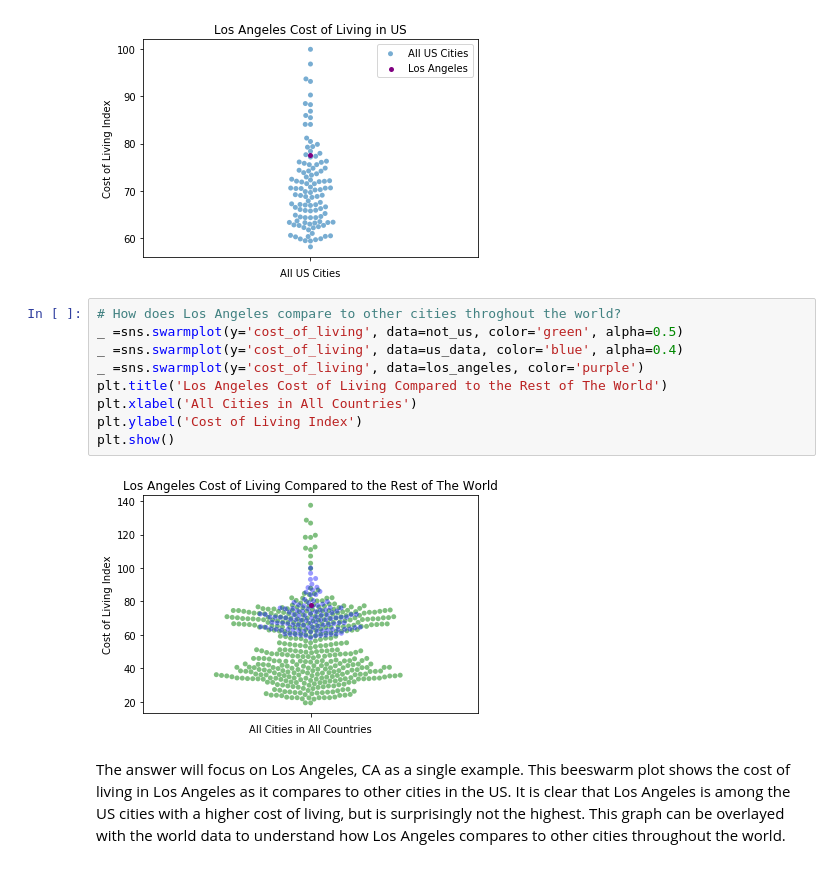
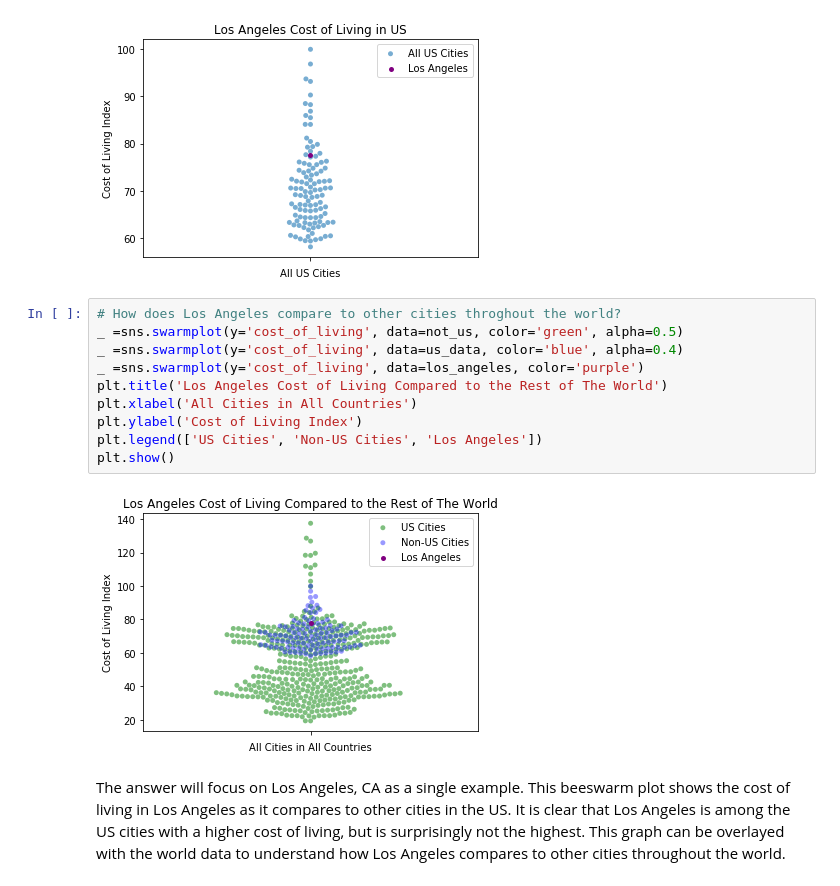
Before and after one commit to AHalarewicz/StudentLoanData, a Jupyter notebook: eda.ipynb, the cells around one changed output. Cells and saved outputs as stored; diff of their text form.

Commit message:
legend created for cost of living plot

```diff
--- a/eda.ipynb
+++ b/eda.ipynb
@@ -190,14 +190,15 @@ plt.show()
 # %%
 # How does Los Angeles compare to other cities throghout the world?
 _ =sns.swarmplot(y='cost_of_living', data=not_us, color='green', alpha=0.5)
 _ =sns.swarmplot(y='cost_of_living', data=us_data, color='blue', alpha=0.4)
 _ =sns.swarmplot(y='cost_of_living', data=los_angeles, color='purple')
 plt.title('Los Angeles Cost of Living Compared to the Rest of The World')
 plt.xlabel('All Cities in All Countries')
 plt.ylabel('Cost of Living Index')
+plt.legend(['US Cities', 'Non-US Cities', 'Los Angeles'])
 plt.show()
 # %% [output]
-[figure, old version]
+[figure, new version]
 # %% [markdown]
 The answer will focus on Los Angeles, CA as a single example. This beeswarm plot shows the cost of living in Los Angeles as it compares to other cities in the US. It is clear that Los Angeles is among the US cities with a higher cost of living, but is surprisingly not the highest. This graph can be overlayed with the world data to understand how Los Angeles compares to other cities throughout the world.
 # %% [markdown]
```
